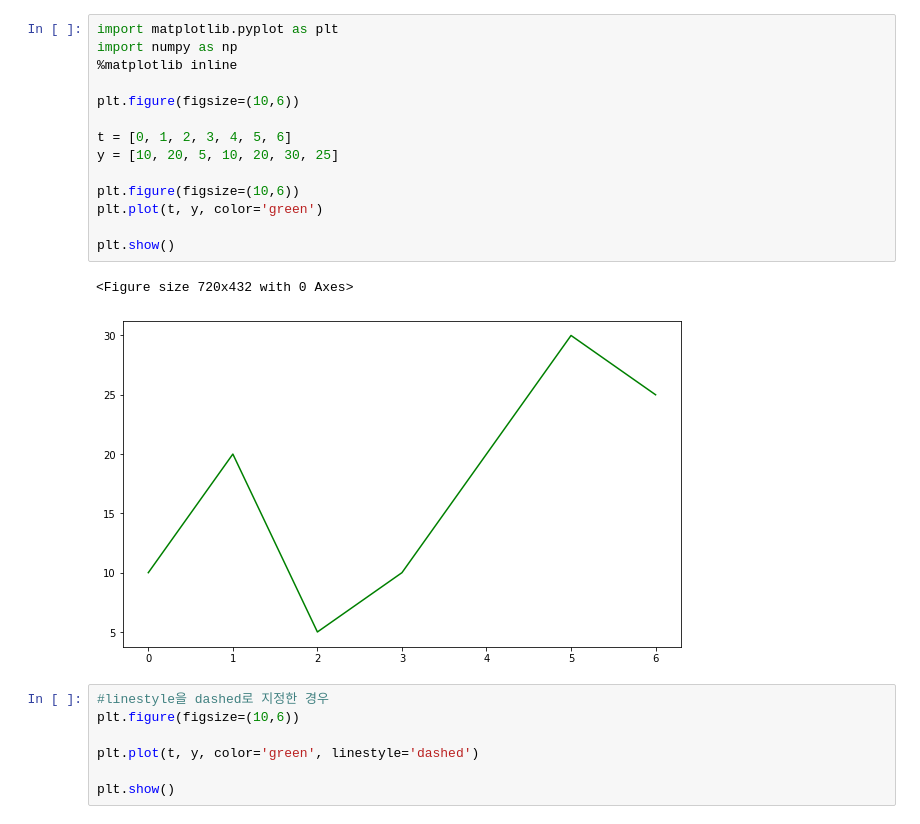
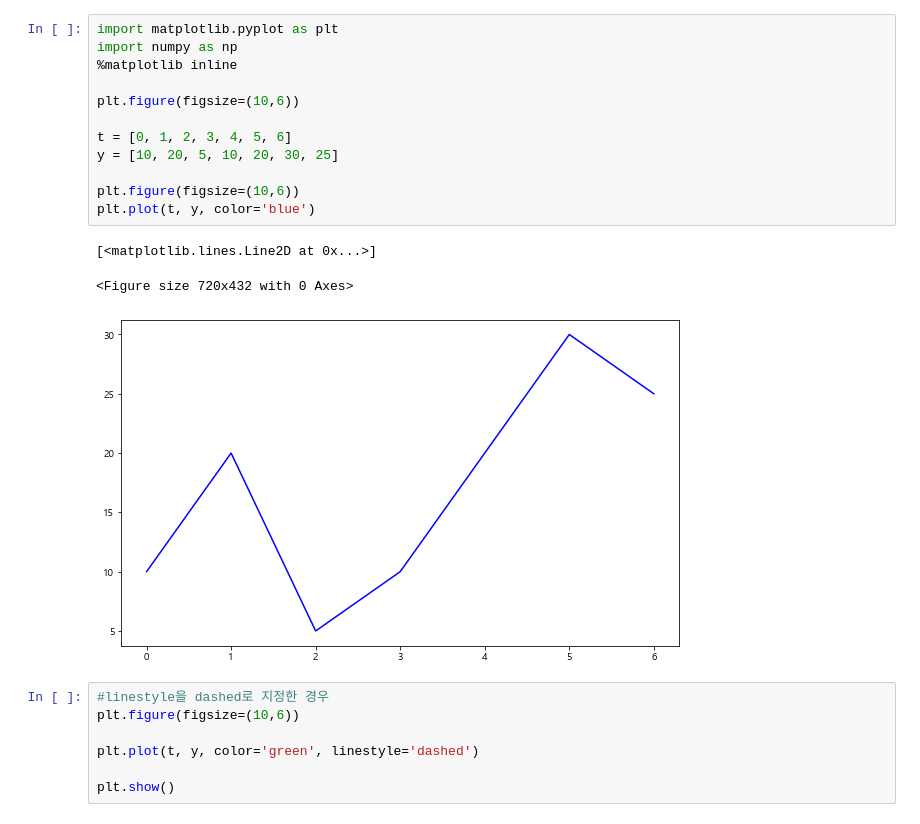
Before and after one commit to papasmf1/python220720, a Jupyter notebook: DemoMatplotlib.ipynb, the cells around one changed output. Drawn from its saved outputs; the diff is of its cells as text.

```diff
--- a/DemoMatplotlib.ipynb
+++ b/DemoMatplotlib.ipynb
@@ -1,20 +1,19 @@
 # %%
 import matplotlib.pyplot as plt
 import numpy as np
 %matplotlib inline
 
 plt.figure(figsize=(10,6))
 
 t = [0, 1, 2, 3, 4, 5, 6]
 y = [10, 20, 5, 10, 20, 30, 25]
 
 plt.figure(figsize=(10,6))
-plt.plot(t, y, color='green')
-
-plt.show()
+plt.plot(t, y, color='blue')
 # %% [output]
-<Figure size 720x432 with 0 Axes>
+[<matplotlib.lines.Line2D at 0x...>]
+<Figure size 720x432 with 0 Axes>
-[figure, old version]
+[figure, new version]
 # %%
 #linestyle을 dashed로 지정한 경우
 plt.figure(figsize=(10,6))
```
Also changed, not shown: parts of 9 cells of this notebook.
